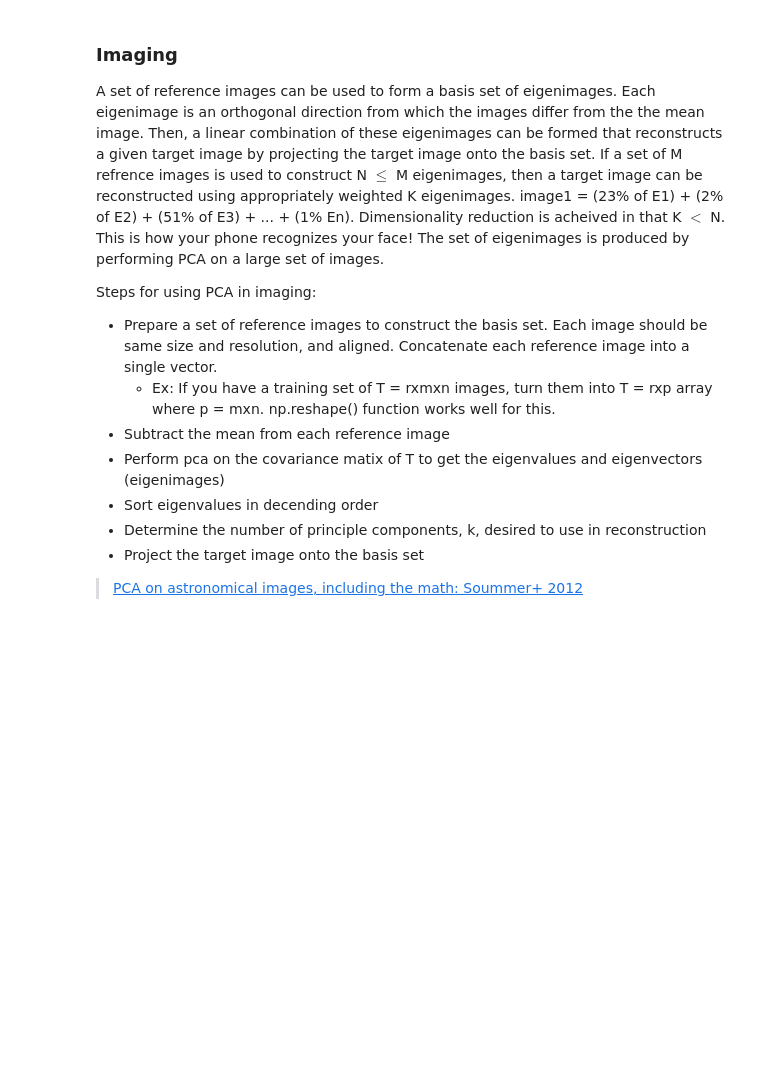
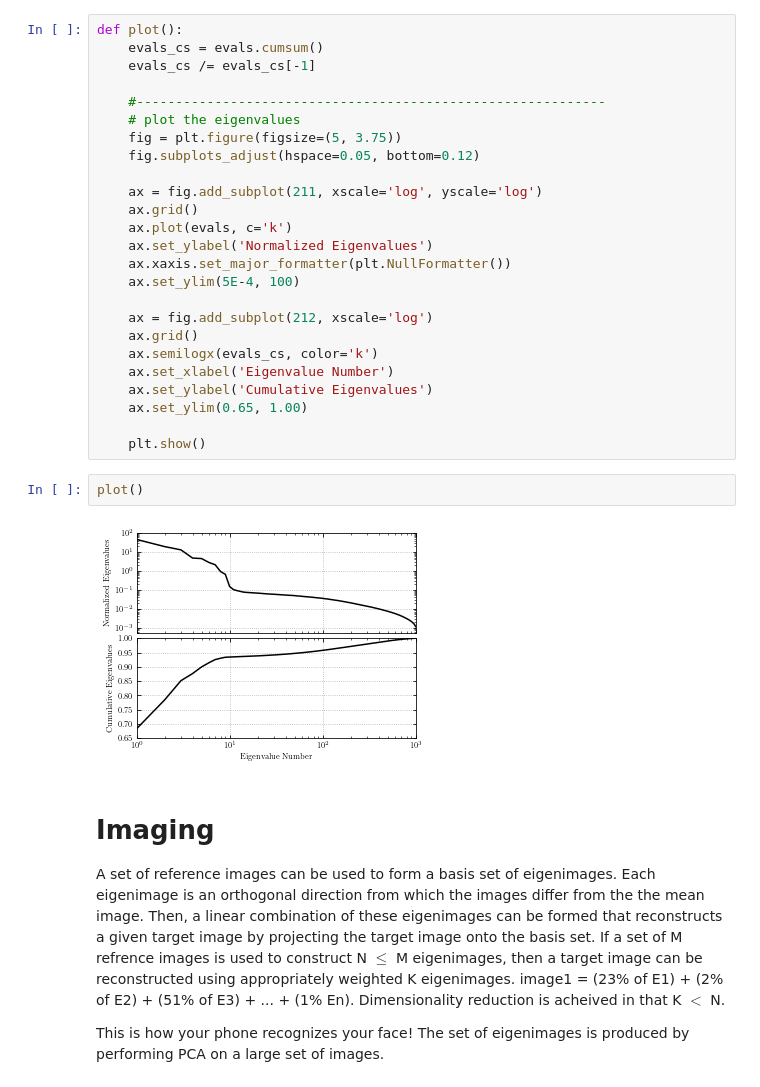
Before and after one commit to logan-pearce/ASTR502-pca-lecture, a Jupyter notebook: pca_lecture/pca_lecture.ipynb, the cells around one changed output. Drawn from its saved outputs; the diff is of its cells as text; blank space fills up the shorter version.

```diff
--- a/pca_lecture/pca_lecture.ipynb
+++ b/pca_lecture/pca_lecture.ipynb
@@ -5,16 +299,35 @@
+# %%
+def plot():
+    evals_cs = evals.cumsum()
+    evals_cs /= evals_cs[-1]
+
+    #------------------------------------------------------------
+    # plot the eigenvalues
+    fig = plt.figure(figsize=(5, 3.75))
+    fig.subplots_adjust(hspace=0.05, bottom=0.12)
+
+    ax = fig.add_subplot(211, xscale='log', yscale='log')
+    ax.grid()
+    ax.plot(evals, c='k')
+    ax.set_ylabel('Normalized Eigenvalues')
+    ax.xaxis.set_major_formatter(plt.NullFormatter())
+    ax.set_ylim(5E-4, 100)
+
+    ax = fig.add_subplot(212, xscale='log')
+    ax.grid()
+    ax.semilogx(evals_cs, color='k')
+    ax.set_xlabel('Eigenvalue Number')
+    ax.set_ylabel('Cumulative Eigenvalues')
+    ax.set_ylim(0.65, 1.00)
+
+    plt.show()
+# %%
+plot()
+# %% [output]
+[figure, added]
 # %% [markdown]
-### Imaging
+# Imaging
 
 A set of reference images can be used to form a basis set of eigenimages.  Each eigenimage is an orthogonal direction from which the images differ from the the mean image.  Then, a linear combination of these eigenimages can be formed that reconstructs a given target image by projecting the target image onto the basis set.  If a set of M refrence images is used to construct N $\le$ M eigenimages, then a target image can be reconstructed using appropriately weighted K eigenimages. image1 = (23% of E1) + (2% of E2) + (51% of E3) + ... + (1% En).  Dimensionality reduction is acheived in that K $\lt$ N.
+
 This is how your phone recognizes your face!  The set of eigenimages is produced by performing PCA on a large set of images.
-
-Steps for using PCA in imaging:
-- Prepare a set of reference images to construct the basis set.  Each image should be same size and resolution, and aligned.  Concatenate each reference image into a single vector.
-    - Ex: If you have a training set of T = rxmxn images, turn them into T = rxp array where p = mxn.  np.reshape() function works well for this.
-- Subtract the mean from each reference image
-- Perform pca on the covariance matix of T to get the eigenvalues and eigenvectors (eigenimages)
-- Sort eigenvalues in decending order
-- Determine the number of principle components, k, desired to use in reconstruction
-- Project the target image onto the basis set
-
-> [PCA on astronomical images, including the math: Soummer+ 2012](https://iopscience.iop.org/article/10.1088/2041-8205/755/2/L28/pdf)
```
Also changed, not shown: parts of 26 cells of this notebook, 6 other files.
